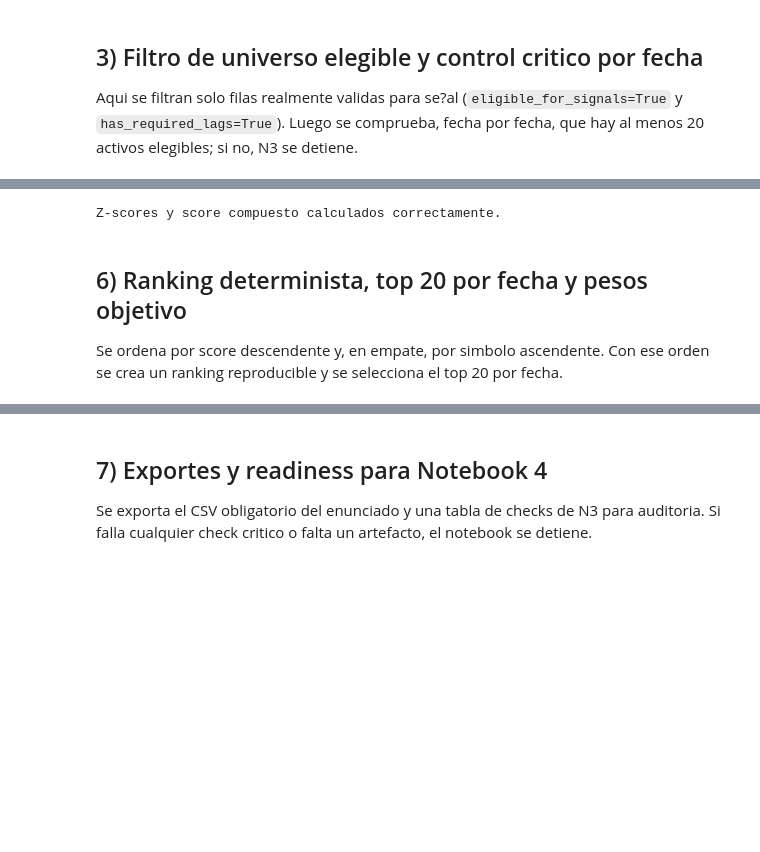
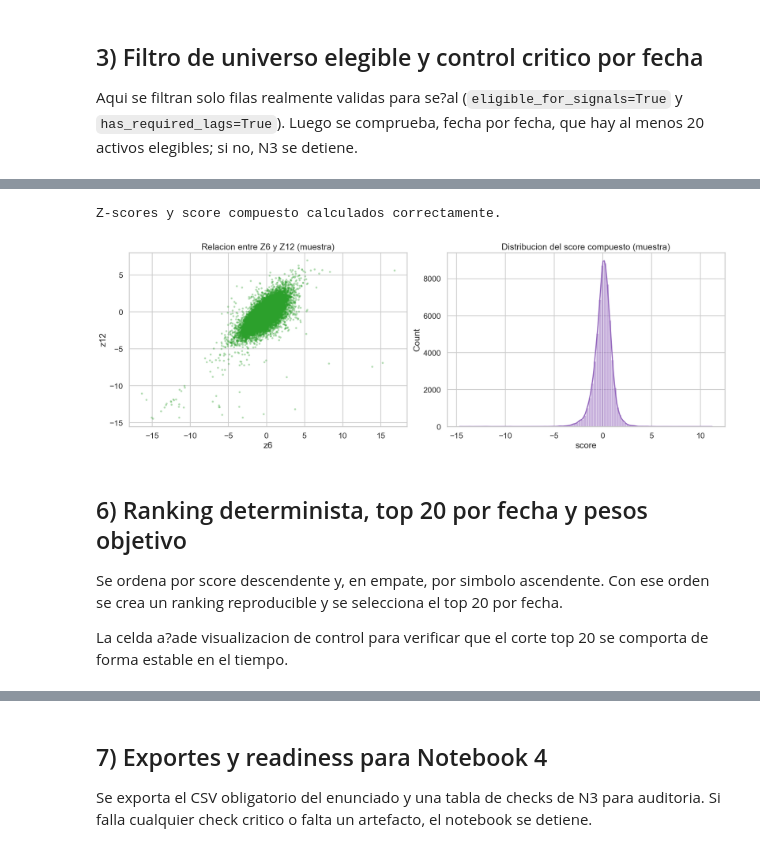
Before and after one commit to DaniPro22/Dise-o-de-Algoritmos-y-Backtesting-Avanzado, a Jupyter notebook: Notebook_3_Implementacion_estrategia.ipynb, the cells around one changed output, grey strips where cells are left out. Drawn from its saved outputs; the diff is of its cells as text; code cells hidden in the pictures; blank space fills up the shorter version.

```diff
--- a/Notebook_3_Implementacion_estrategia.ipynb
+++ b/Notebook_3_Implementacion_estrategia.ipynb
@@ -278,39 +305,60 @@ Cuando la desviacion estandar de un factor en una fecha es cero, se asigna z-sco
 # %%
+# Normalizacion cross-sectional por fecha: cada mes se compara contra su propio universo.
 grouped = signals_eligible.groupby("rebalance_date", observed=True)
 
 r12_mean = grouped["r12_log"].transform("mean")
 r12_std = grouped["r12_log"].transform(lambda s: s.std(ddof=0))
 r6_mean = grouped["r6_log"].transform("mean")
 r6_std = grouped["r6_log"].transform(lambda s: s.std(ddof=0))
 
+# Regla robusta: si std=0 en una fecha, el z-score de ese factor se fija en 0.
 signals_eligible["z12"] = np.where(
     r12_std > 0,
     (signals_eligible["r12_log"] - r12_mean) / r12_std,
     0.0,
 )
 signals_eligible["z6"] = np.where(
     r6_std > 0,
     (signals_eligible["r6_log"] - r6_mean) / r6_std,
     0.0,
 )
 
 signals_eligible["score"] = (signals_eligible["z6"] + signals_eligible["z12"]) / 2.0
 
 finite_scores_mask = np.isfinite(signals_eligible[["z12", "z6", "score"]]).all(axis=1)
 invalid_score_rows = int((~finite_scores_mask).sum())
 record_check(
     n3_check_rows,
     "zscore_and_score_finite",
     invalid_score_rows == 0,
     f"invalid_score_rows={invalid_score_rows}",
 )
 
+# Visual de control: relacion entre z6 y z12, y distribucion del score.
+z_plot_df = signals_eligible[["z6", "z12", "score"]].copy()
+z_sample_n = min(90000, len(z_plot_df))
+if z_sample_n < len(z_plot_df):
+    z_plot_df = z_plot_df.sample(n=z_sample_n, random_state=42)
+
+fig, axes = plt.subplots(1, 2, figsize=(18, 6), constrained_layout=True)
+axes[0].scatter(z_plot_df["z6"], z_plot_df["z12"], s=8, alpha=0.25, color="#2ca02c")
+axes[0].set_title("Relacion entre Z6 y Z12 (muestra)")
+axes[0].set_xlabel("z6")
+axes[0].set_ylabel("z12")
+
+sns.histplot(z_plot_df["score"], bins=100, kde=True, ax=axes[1], color="#9467bd")
+axes[1].set_title("Distribucion del score compuesto (muestra)")
+axes[1].set_xlabel("score")
+
 print("Z-scores y score compuesto calculados correctamente.")
 # %% [output]
 Z-scores y score compuesto calculados correctamente.
+[figure, added]
 # %% [markdown]
 ## 6) Ranking determinista, top 20 por fecha y pesos objetivo
 
 Se ordena por score descendente y, en empate, por simbolo ascendente.
 Con ese orden se crea un ranking reproducible y se selecciona el top 20 por fecha.
+
+La celda a?ade visualizacion de control para verificar que el corte top 20 se comporta de forma estable en el tiempo.
 # %%
```
Also changed, not shown: parts of 9 cells of this notebook, 1 other file.
